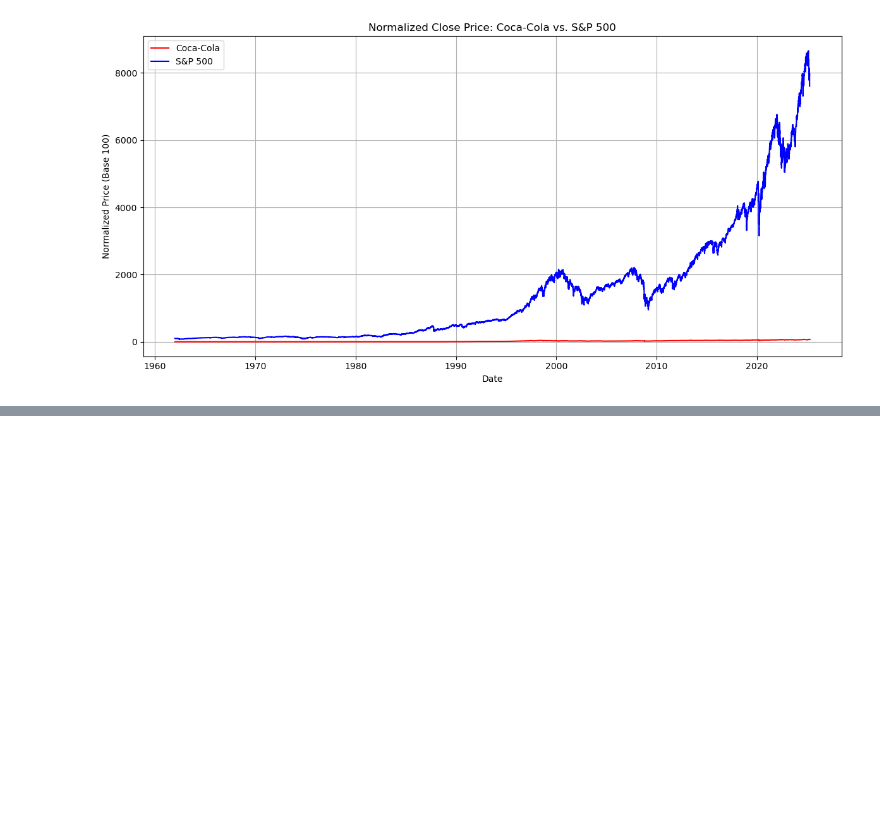
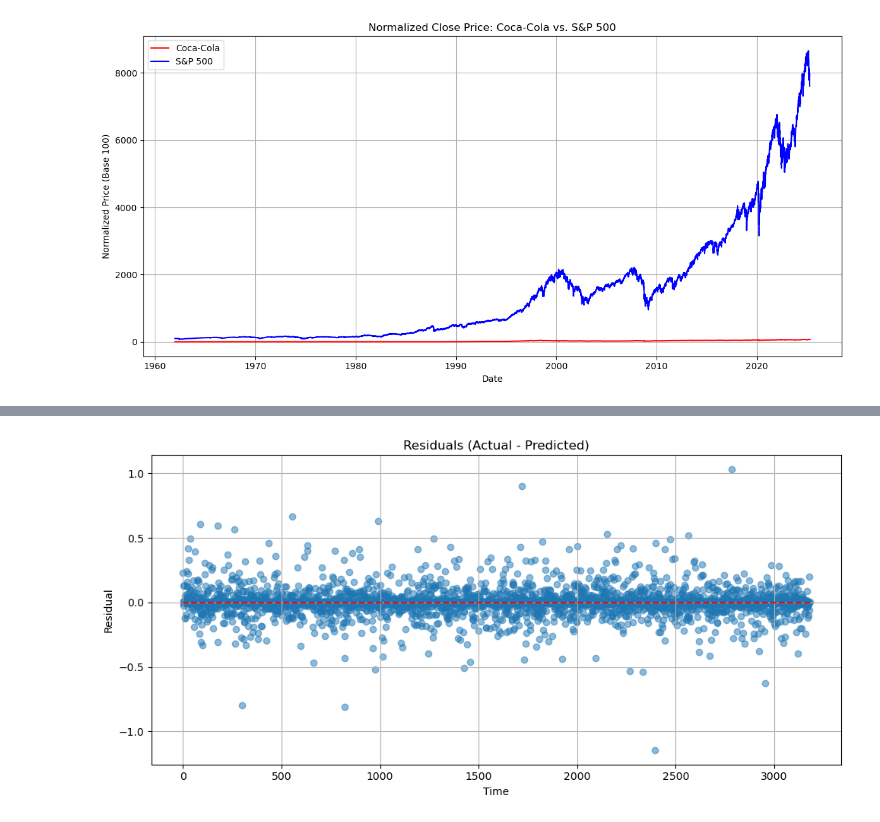
Before and after one commit to JuliusViktor/Analysis_of_Coca_Cola_Stock_Market, a Jupyter notebook: Script/Analysis_Of_Coca_Cola_Stock_Market.ipynb, the cells around one changed output, grey strips where cells are left out. Saved outputs shown, nothing was run; the diff lists cells and outputs as text; code cells hidden in the pictures; blank space fills up the shorter version.

```diff
--- a/Script/Analysis_Of_Coca_Cola_Stock_Market.ipynb
+++ b/Script/Analysis_Of_Coca_Cola_Stock_Market.ipynb
@@ -411,0 +520,2 @@ plt.show()
+# %%
+cola_stock_no_na = cola_stock.dropna()
@@ -411,0 +567,4 @@ plt.show()
+# %%
+#Applying model
+model = XGBRegressor(n_estimators=100, learning_rate=0.1, max_depth=5, random_state=42)
+model.fit(X_train, y_train)
@@ -411,0 +664,18 @@ plt.show()
+# %%
+
+y_test_2 = np.ravel(y_test)
+y_pred_2 = np.ravel(y_pred)
+residuals = y_test_2 - y_pred_2
+
+# Plotting the residuals
+plt.figure(figsize=(10, 5))
+plt.scatter(range(len(residuals)), residuals, alpha=0.5)
+plt.hlines(0, xmin=0, xmax=len(residuals), colors='red', linestyles='--')
+plt.title('Residuals (Actual - Predicted)')
+plt.xlabel('Time')
+plt.ylabel('Residual')
+plt.grid(True)
+plt.tight_layout()
+plt.show()
+# %% [output]
+[figure, added]
```
Also changed, not shown: parts of 42 cells of this notebook, 1 other file.
